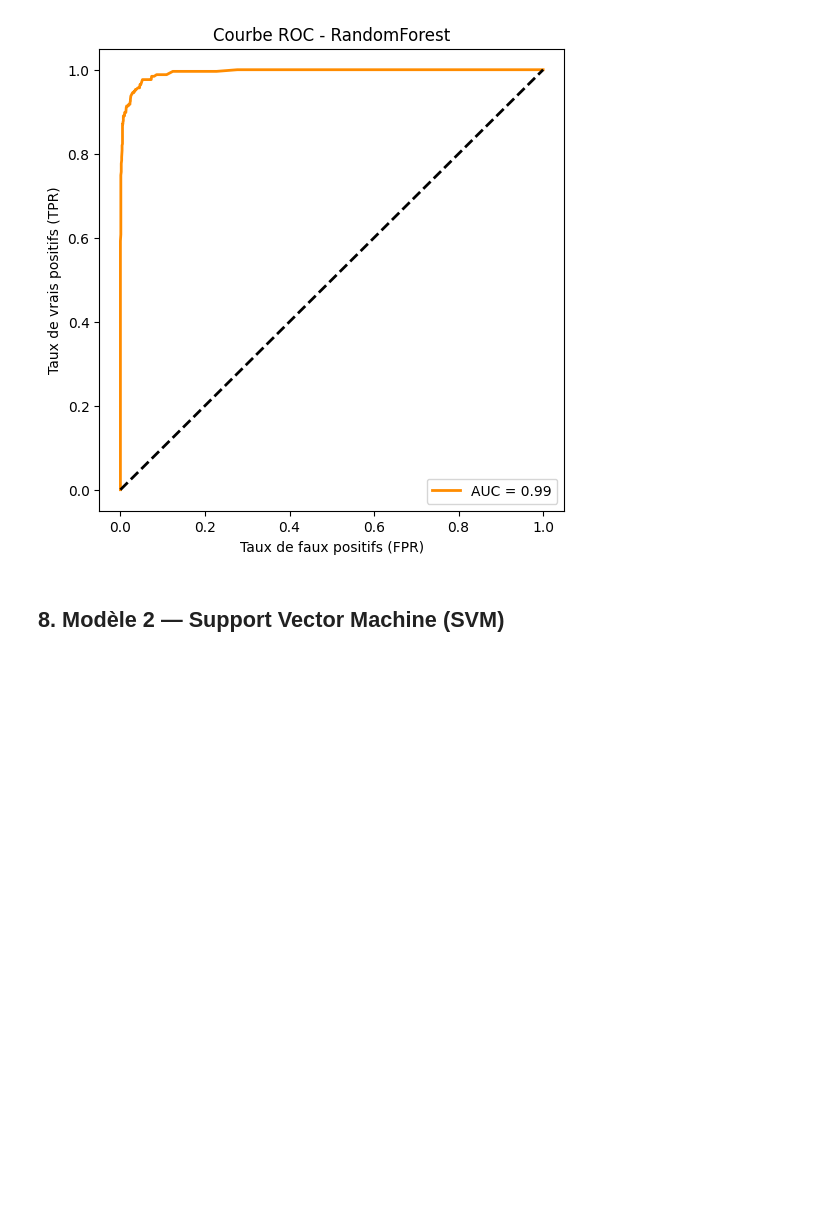
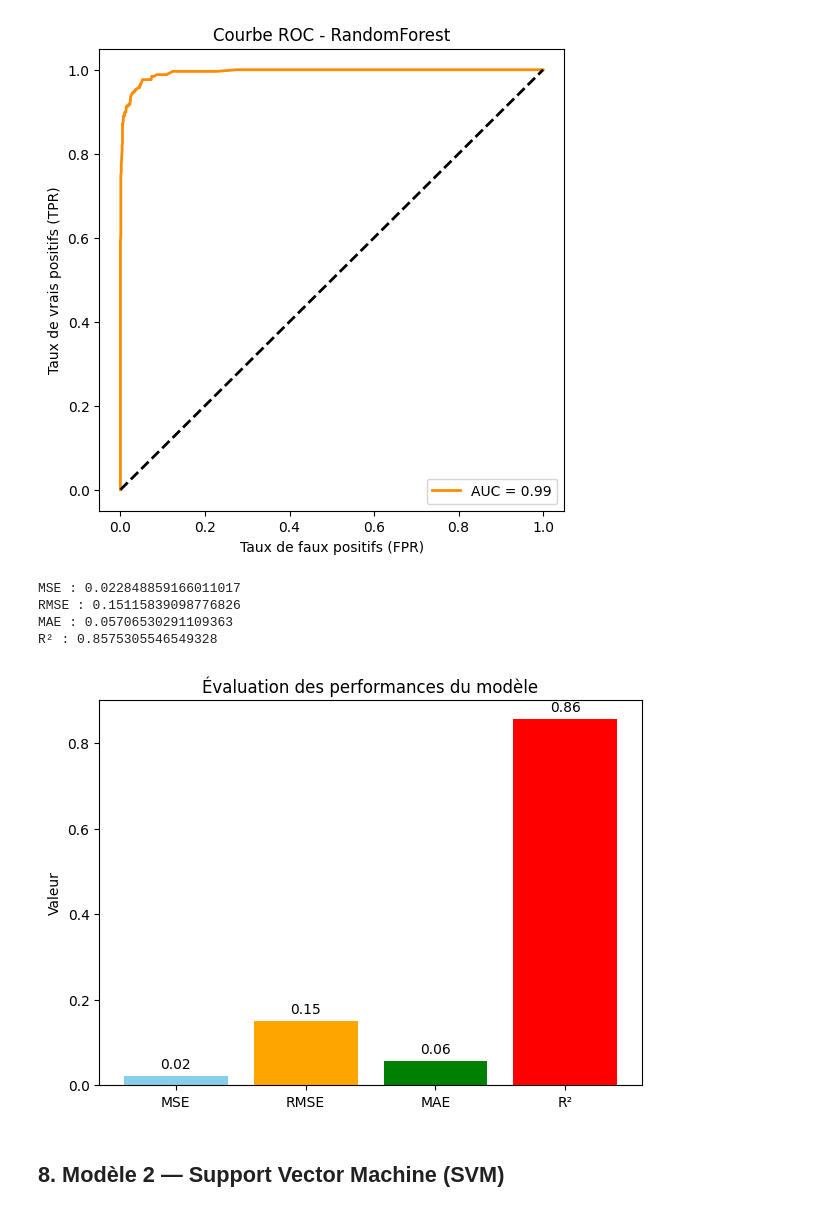
Before and after one commit to Fadila04/classification-IA, a Jupyter notebook: projet-ml-youtube-trending-68b010e7b5bc2532236423.ipynb, the cells around one changed output. Saved outputs shown, nothing was run; the diff lists cells and outputs as text; code cells hidden in the pictures; blank space fills up the shorter version.

Commit message:
graphique:(MAE, RMSE, R², MSE)

```diff
--- a/projet-ml-youtube-trending-68b010e7b5bc2532236423.ipynb
+++ b/projet-ml-youtube-trending-68b010e7b5bc2532236423.ipynb
@@ -476,6 +476,61 @@ plt.legend(loc="lower right")
 plt.show()
 # %% [output]
 [figure]
+# %%
+# Import des bibliothèques nécessaires
+from sklearn.metrics import mean_squared_error, mean_absolute_error, r2_score
+import numpy as np
+
+# y_test : valeurs réelles
+# y_pred_proba : valeurs prédites par le modèle
+
+# 1️ MSE (Mean Squared Error) - Erreur quadratique moyenne
+mse = mean_squared_error(y_test, y_pred_proba)
+
+# 2️ RMSE (Root Mean Squared Error) - Racine de l'erreur quadratique moyenne
+rmse = np.sqrt(mse)
+
+# 3️ MAE (Mean Absolute Error) - Erreur absolue moyenne
+mae = mean_absolute_error(y_test, y_pred_proba)
+
+# 4️ R² (Coefficient de détermination)
+r2 = r2_score(y_test, y_pred_proba)
+
+# Affichage des résultats
+print("MSE :", mse)
+print("RMSE :", rmse)
+print("MAE :", mae)
+print("R² :", r2)
+# %% [output]
+MSE : 0.022848859166011017
+RMSE : 0.15115839098776826
+MAE : 0.05706530291109363
+R² : 0.8575305546549328
+# %%
+#graphique de comparaison (entre : MAE, RMSE, R², MSE)
+
+# Création d’un dictionnaire des métriques
+metrics = {
+    "MSE": mse,
+    "RMSE": rmse,
+    "MAE": mae,
+    "R²": r2
+}
+
+# Tracé du graphique
+plt.figure(figsize=(7,5))
+bars = plt.bar(metrics.keys(), metrics.values(), color=['skyblue', 'orange', 'green', 'red'])
+plt.title("Évaluation des performances du modèle")
+plt.ylabel("Valeur")
+
+# Ajouter les valeurs au-dessus de chaque barre
+for bar in bars:
+    yval = bar.get_height()
+    plt.text(bar.get_x() + bar.get_width()/2, yval + 0.01, f"{yval:.2f}", ha='center', va='bottom')
+
+plt.show()
+# %% [output]
+[figure, added]
 # %% [markdown]
 ## 8. Modèle 2 — Support Vector Machine (SVM)
 # %% [markdown]
```
